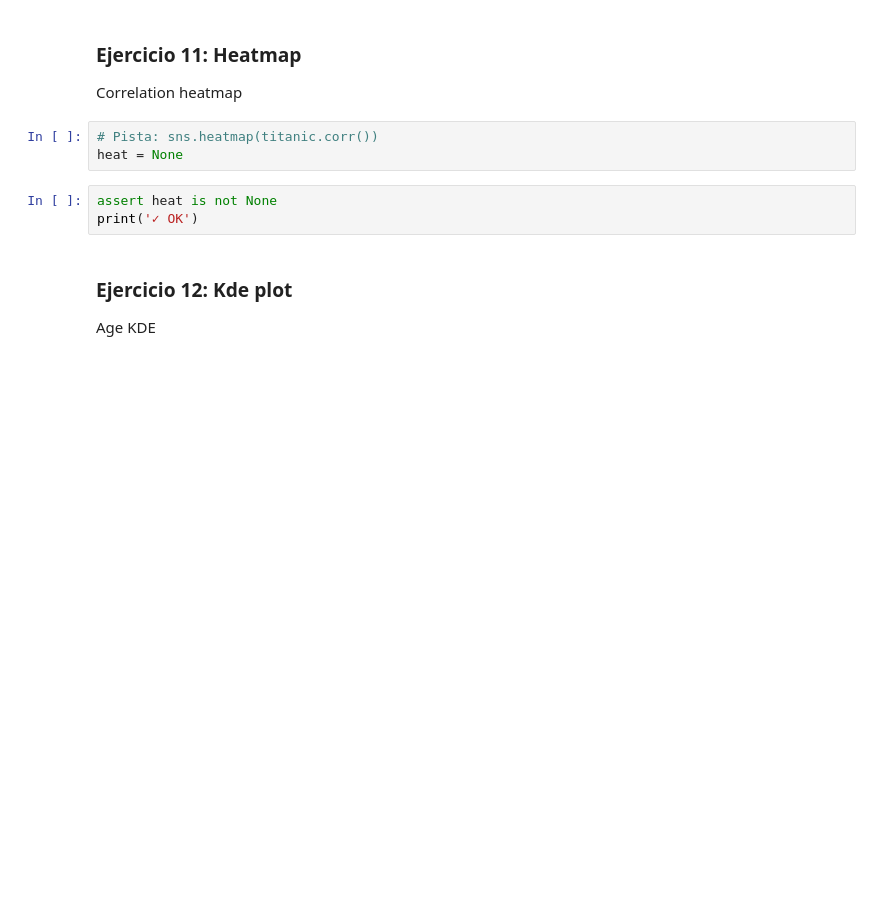
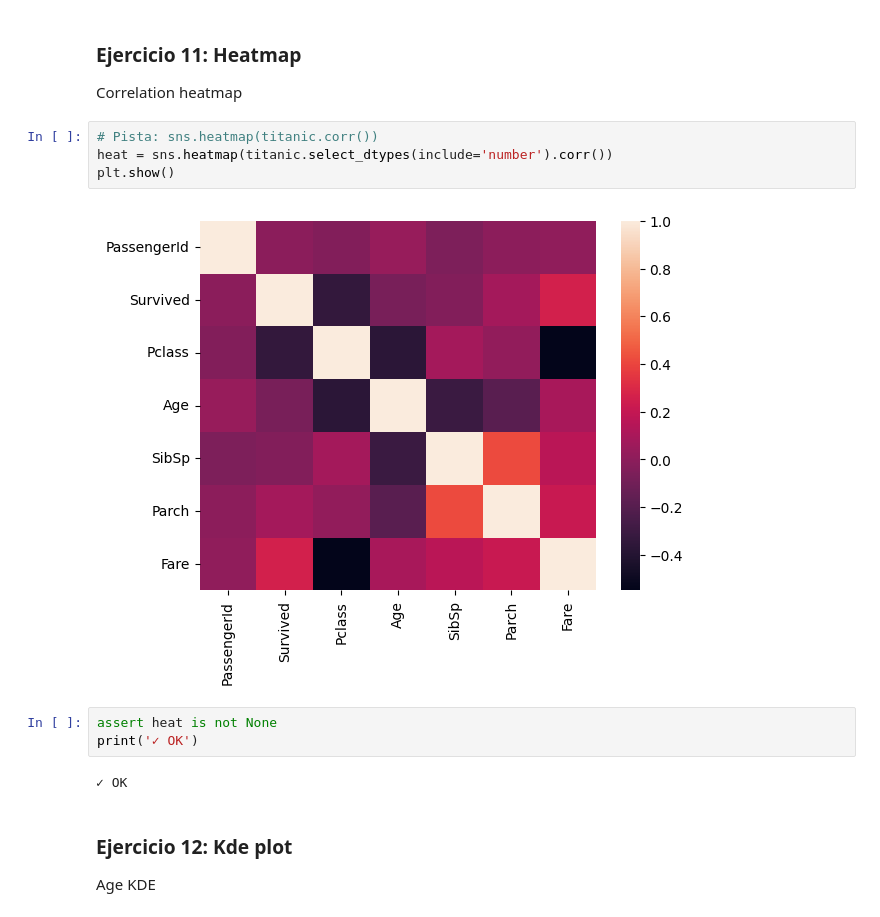
Before and after one commit to JuanmiiVg/BigDataInteligenciaArtificial, a Jupyter notebook: Programación/TareasdePandas/07_Visualization.ipynb, the cells around one changed output. Drawn from its saved outputs; the diff is of its cells as text; blank space fills up the shorter version.

```diff
--- a/Programación/TareasdePandas/07_Visualization.ipynb
+++ b/Programación/TareasdePandas/07_Visualization.ipynb
@@ -167,10 +169,15 @@ print('✓ OK')
 Correlation heatmap
 # %%
 # Pista: sns.heatmap(titanic.corr())
-heat = None
+heat = sns.heatmap(titanic.select_dtypes(include='number').corr())
+plt.show()
+# %% [output]
+[figure, added]
 # %%
 assert heat is not None
 print('✓ OK')
+# %% [output]
+✓ OK
 # %% [markdown]
 ### Ejercicio 12: Kde plot
 Age KDE
```
Also changed, not shown: parts of 9 cells of this notebook, 5 other files.
